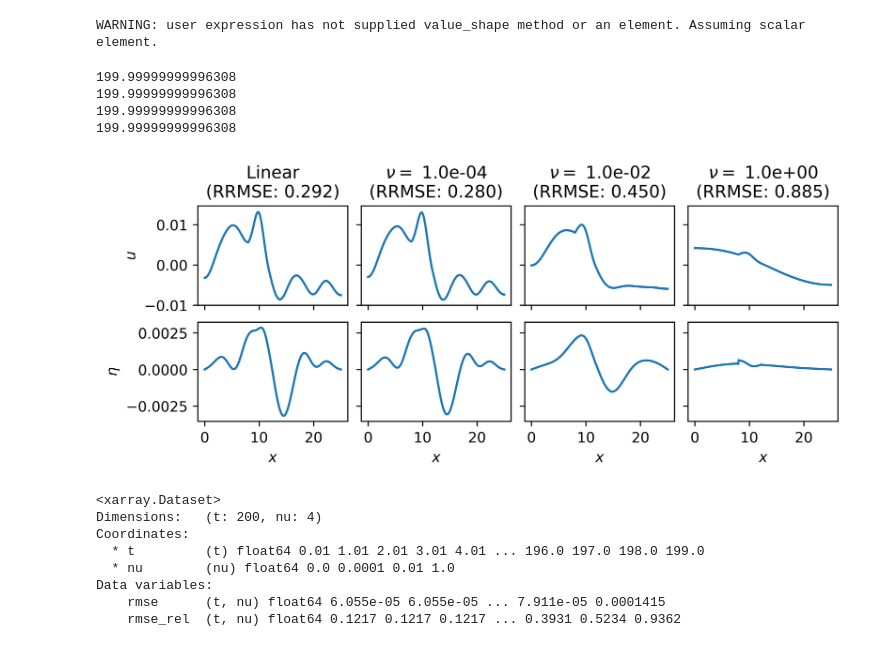
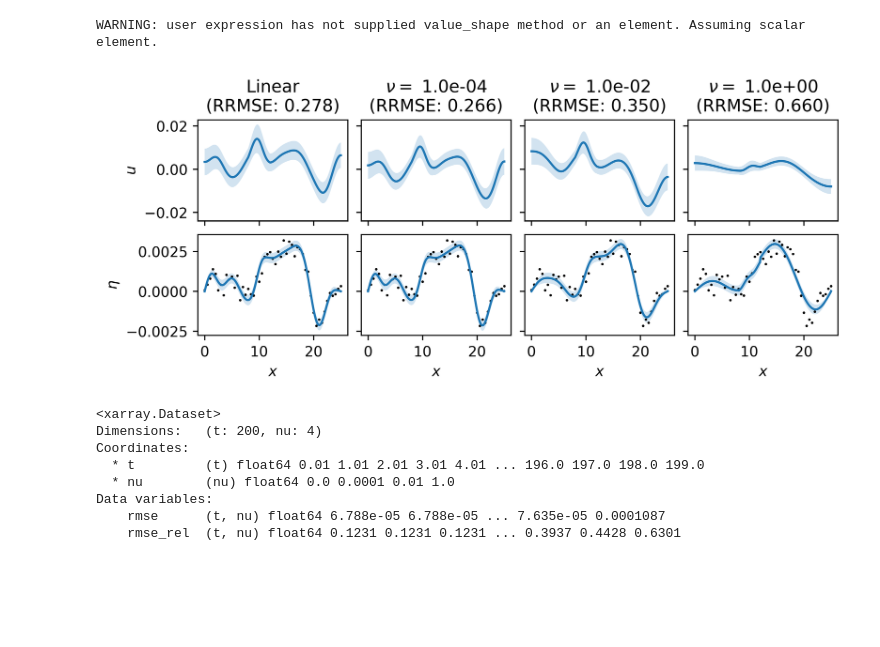
Before and after one commit to connor-duffin/sswfe, a Jupyter notebook: docs/plots-1d-bump-intro-examples.ipynb, the cells around one changed output. Saved outputs shown, nothing was run; the diff lists cells and outputs as text; code cells hidden in the pictures; blank space fills up the shorter version.

```diff
--- a/docs/plots-1d-bump-intro-examples.ipynb
+++ b/docs/plots-1d-bump-intro-examples.ipynb
@@ -30,21 +30,30 @@ def plot_means_vars(output_files):
     for col, file in enumerate(output_files):
         checkpoint = h5py.File(file, "r")
         nu = checkpoint["/"].attrs["nu"]
+        nx_skip = checkpoint["/"].attrs["nx_skip"]
         # c = checkpoint["/"].attrs["c"]
         # nt_skip = checkpoint["/"].attrs["nt_skip"]
         # k = checkpoint["/"].attrs["k"]
         # linear = checkpoint["/"].attrs["linear"]
 
         # just verify we are doing the correct thing
-        assert checkpoint["/"].attrs["rho_h"] == 1e-2
-        t_plot = checkpoint["/t"][-1]
-        print(t_plot)
+        idx_plot = 18_000
+        assert checkpoint["/"].attrs["rho_h"] == 1.
+        t_plot = checkpoint["/t"][idx_plot]
+        t_obs = checkpoint["/t_obs"][180]
+
+        # get data
+        dat = xr.open_dataset("../data/h_bump.nc")
+        t_obs = dat.coords["t"].values[idx_plot + 1]
+        x_obs = dat.coords["x"].values[::nx_skip]
+        y_obs = dat["h"].values[idx_plot + 1, ::nx_skip]  # dont include IC
+        np.testing.assert_allclose(t_plot, t_obs)
 
         # running across it all
-        u_mean = checkpoint["/u_mean"][-1, :]
-        u_var = checkpoint["/u_var"][-1, :]
-        h_mean = checkpoint["/h_mean"][-1, :]
-        h_var = checkpoint["/h_var"][-1, :]
+        u_mean = checkpoint["/u_mean"][idx_plot, :]
+        u_var = checkpoint["/u_var"][idx_plot, :]
+        h_mean = checkpoint["/h_mean"][idx_plot, :]
+        h_var = checkpoint["/h_var"][idx_plot, :]
         rmse_rel = np.mean(checkpoint["/rmse_rel"][:])  # average RMSE for comparison?
         checkpoint.close()
 
@@ -58,6 +67,7 @@ def plot_means_vars(output_files):
         else:
             axs[0, col].set_title(fr"$\nu = $ {nu:.1e}" + "\n" + f"(RRMSE: {rmse_rel:.3f})")
 
+        axs[1, col].plot(x_obs, y_obs, ".", color="black", markersize=1.5)
         axs[1, col].plot(x_grid, h_mean)
         axs[1, col].fill_between(x_grid[:, 0],
                                  h_mean - 1.96 * np.sqrt(h_var), h_mean + 1.96 * np.sqrt(h_var),
@@ -67,27 +77,16 @@ def plot_means_vars(output_files):
     axs[0, 0].set_ylabel(r"$u$")
     axs[1, 0].set_ylabel(r"$\eta$")
     plt.savefig("../figures/swe-bump-paper/intro-example-means-vars.pdf")
-
-    # fig, axs = plt.subplots(1, 2,
-    #                         constrained_layout=True,
-    #                         figsize=(8, 3))
-    # axs[0].plot(x_grid, np.sqrt(u_var))
-    # axs[1].plot(x_grid, np.sqrt(h_var))
-    # plt.show()
 # %% [output]
 WARNING: user expression has not supplied value_shape method or an element. Assuming scalar element.
 # %%
-files = ["../outputs/swe-bump/linear-posterior-c-10.0-nt_skip-100-nu-0.00e+00-k-32.h5",
-         "../outputs/swe-bump/nonlinear-posterior-c-10.0-nt_skip-100-nu-1.00e-04-k-32.h5",
-         "../outputs/swe-bump/nonlinear-posterior-c-10.0-nt_skip-100-nu-1.00e-02-k-32.h5",
-         "../outputs/swe-bump/nonlinear-posterior-c-10.0-nt_skip-100-nu-1.00e+00-k-32.h5"]
+files = ["../outputs/swe-bump-large-var/linear-posterior-c-10.0-nt_skip-100-nu-0.00e+00-k-32.h5",
+         "../outputs/swe-bump-large-var/nonlinear-posterior-c-10.0-nt_skip-100-nu-1.00e-04-k-32.h5",
+         "../outputs/swe-bump-large-var/nonlinear-posterior-c-10.0-nt_skip-100-nu-1.00e-02-k-32.h5",
+         "../outputs/swe-bump-large-var/nonlinear-posterior-c-10.0-nt_skip-100-nu-1.00e+00-k-32.h5"]
 plot_means_vars(files)
 # %% [output]
-199.99999999996308
-199.99999999996308
-199.99999999996308
-199.99999999996308
-[figure, old version]
+[figure, new version]
 # %%
 def get_errors(output_file):
     """ Read in errors from output file. """
@@ -99,7 +98,7 @@ def get_errors(output_file):
     linear = checkpoint["/"].attrs["linear"]
 
     # just verify we are doing the correct thing
-    assert checkpoint["/"].attrs["rho_h"] == 1e-2
+    assert checkpoint["/"].attrs["rho_h"] == 1.
     t_obs = checkpoint["/t_obs"][:]
     rmse = checkpoint["/rmse"][:]
     rmse_rel = checkpoint["/rmse_rel"][:]
@@ -131,8 +130,8 @@ Coordinates:
   * t         (t) float64 0.01 1.01 2.01 3.01 4.01 ... 196.0 197.0 198.0 199.0
   * nu        (nu) float64 0.0 0.0001 0.01 1.0
 Data variables:
-    rmse      (t, nu) float64 6.055e-05 6.055e-05 ... 7.911e-05 0.0001415
-    rmse_rel  (t, nu) float64 0.1217 0.1217 0.1217 ... 0.3931 0.5234 0.9362
+    rmse      (t, nu) float64 6.788e-05 6.788e-05 ... 7.635e-05 0.0001087
+    rmse_rel  (t, nu) float64 0.1231 0.1231 0.1231 ... 0.3937 0.4428 0.6301
 # %%
 fig, ax = plt.subplots(1, 1,
                        constrained_layout=True,
```
Also changed, not shown: parts of 1 cell of this notebook, 2 other files.
